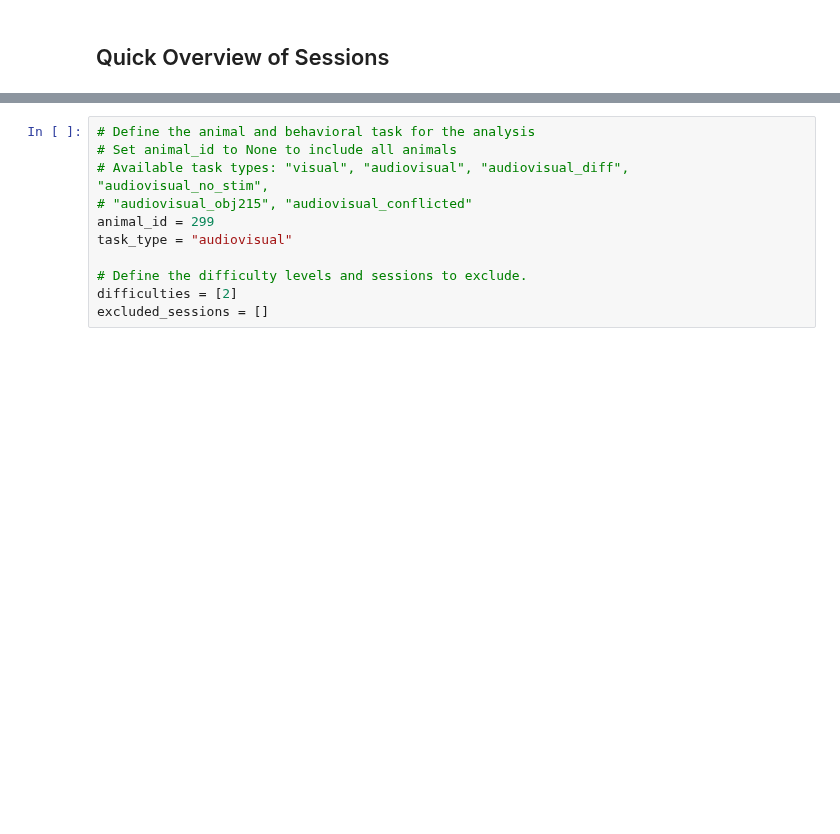
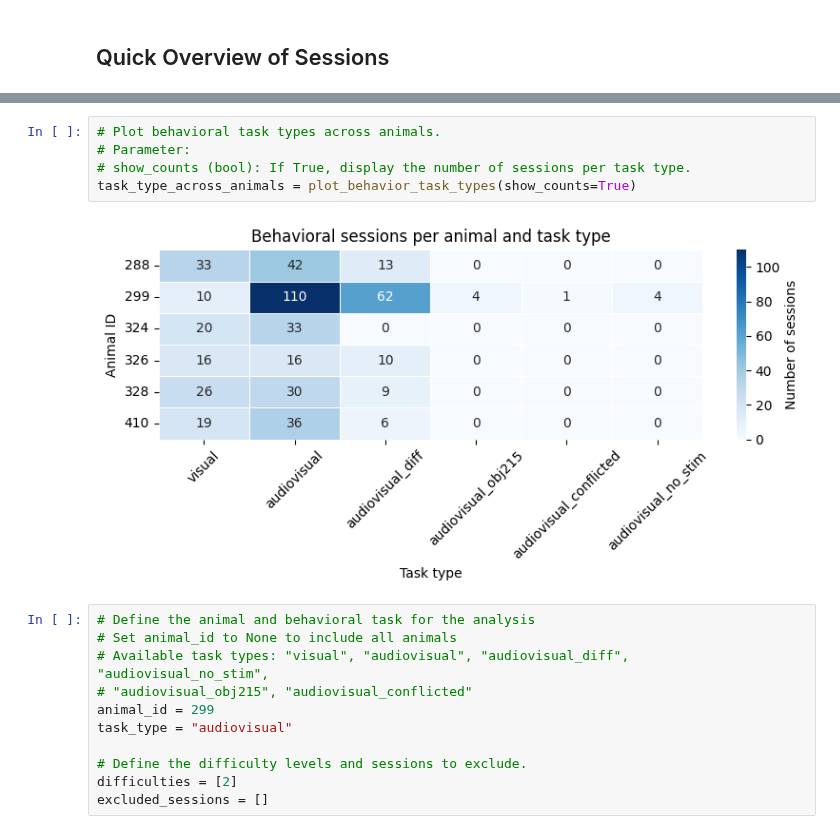
Before and after one commit to GratsakisA/multimodal_analysis, a Jupyter notebook: notebooks/00_dataset_exploration.ipynb, the cells around one changed output, grey strips where cells are left out. Drawn from its saved outputs; the diff is of its cells as text; blank space fills up the shorter version.

Commit message:
feat: add behavioral dataset exploration utilities and notebook examples

```diff
--- a/notebooks/00_dataset_exploration.ipynb
+++ b/notebooks/00_dataset_exploration.ipynb
@@ -67,3 +87,10 @@ remove_behavior_sessions(animal_id=0, task_type="visual", sessions=[20,21])
+# %%
+# Plot behavioral task types across animals.
+# Parameter:
+# show_counts (bool): If True, display the number of sessions per task type.
+task_type_across_animals = plot_behavior_task_types(show_counts=True)
+# %% [output]
+[figure, added]
 # %%
 # Define the animal and behavioral task for the analysis
 # Set animal_id to None to include all animals
```
Also changed, not shown: parts of 4 cells of this notebook, 2 other files.
